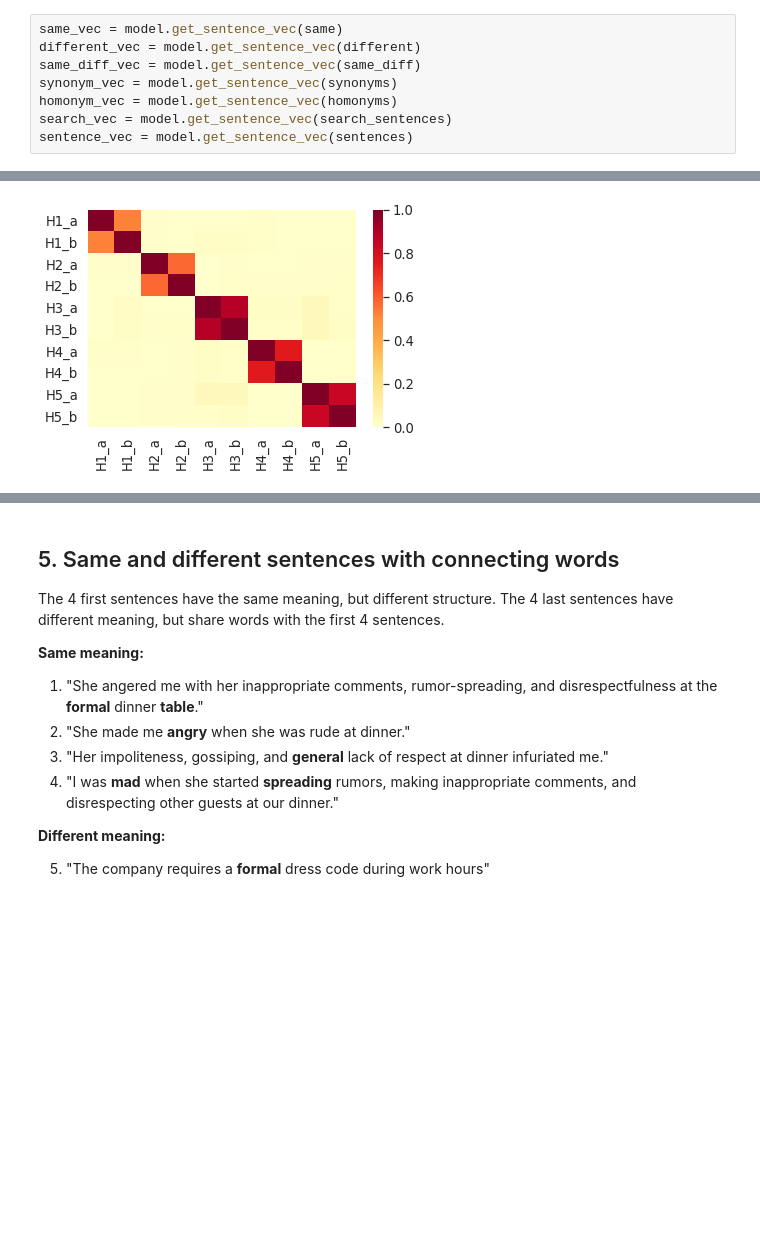
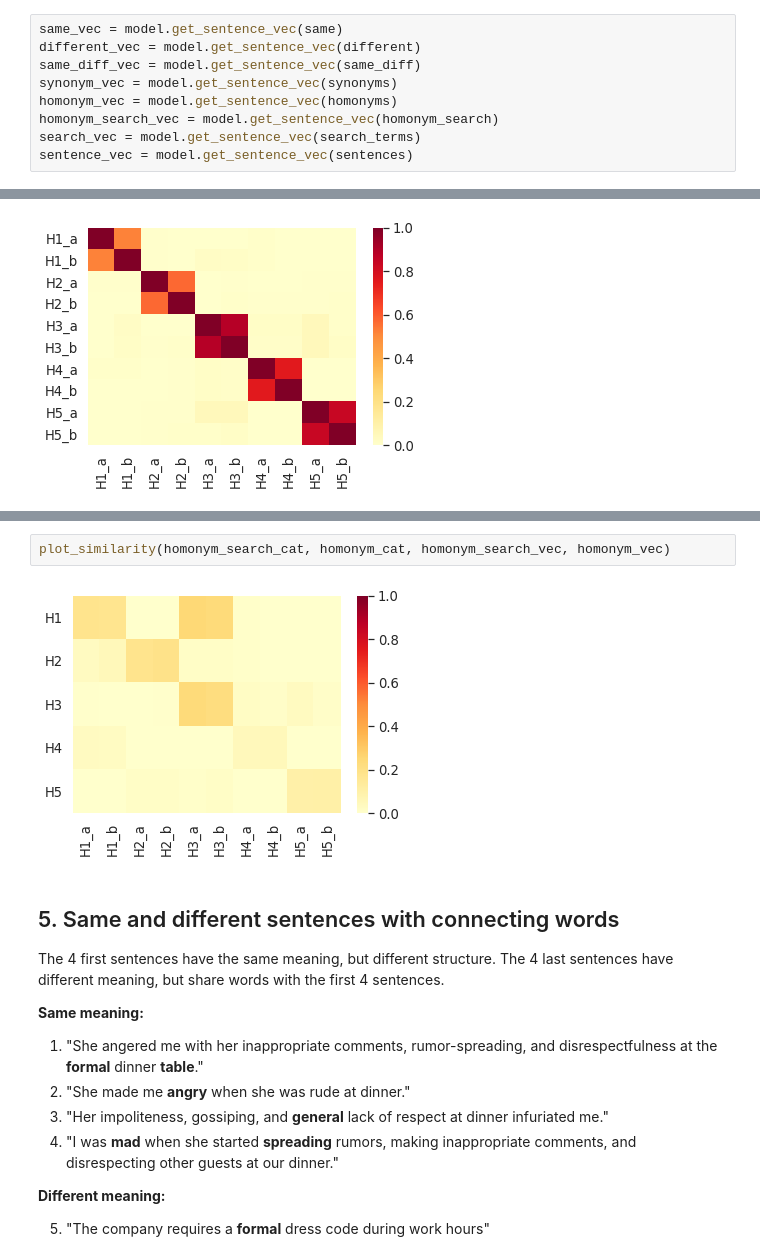
Before and after one commit to muralikrishnasn/semantic_similarity, a Jupyter notebook: semantic_similarity/test_similarities/tests.ipynb, the cells around one changed output, grey strips where cells are left out. Saved outputs shown, nothing was run; the diff lists cells and outputs as text; blank space fills up the shorter version.

Commit message:
add homonym search test

```diff
--- a/semantic_similarity/test_similarities/tests.ipynb
+++ b/semantic_similarity/test_similarities/tests.ipynb
@@ -38,7 +39,8 @@ different_vec = model.get_sentence_vec(different)
 same_diff_vec = model.get_sentence_vec(same_diff)
 synonym_vec = model.get_sentence_vec(synonyms)
 homonym_vec = model.get_sentence_vec(homonyms)
-search_vec = model.get_sentence_vec(search_sentences)
+homonym_search_vec = model.get_sentence_vec(homonym_search)
+search_vec = model.get_sentence_vec(search_terms)
 sentence_vec = model.get_sentence_vec(sentences)
 # %% [markdown]
 ## 3. Semantic Search
@@ -123,3 +150,7 @@ plot_similarity(homonym_cat, homonym_cat, homonym_vec, homonym_vec)
+# %%
+plot_similarity(homonym_search_cat, homonym_cat, homonym_search_vec, homonym_vec)
+# %% [output]
+[figure, added]
 # %% [markdown]
 ## 5. Same and different sentences with connecting words
 
```
Also changed, not shown: parts of 5 cells of this notebook.
